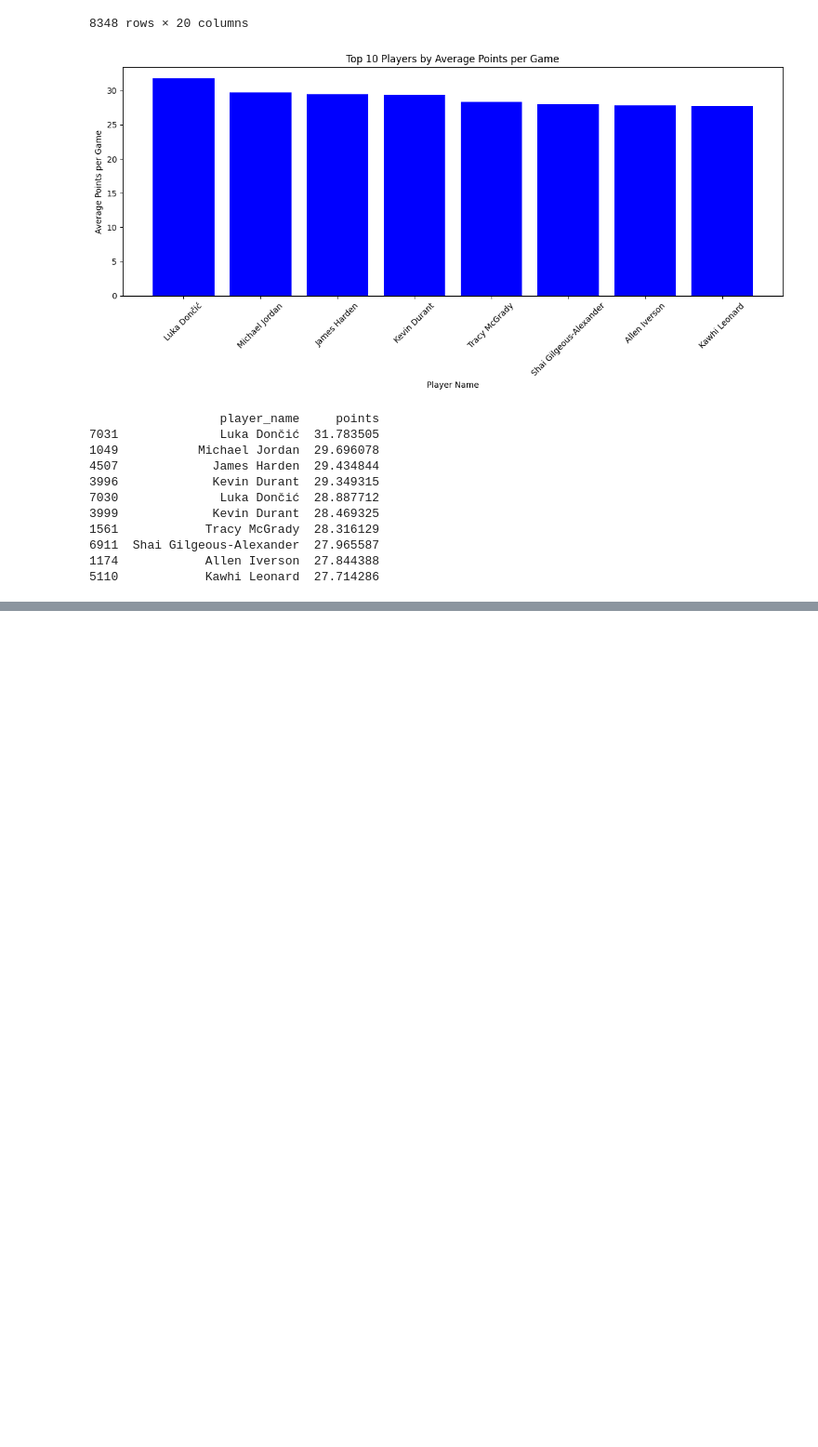
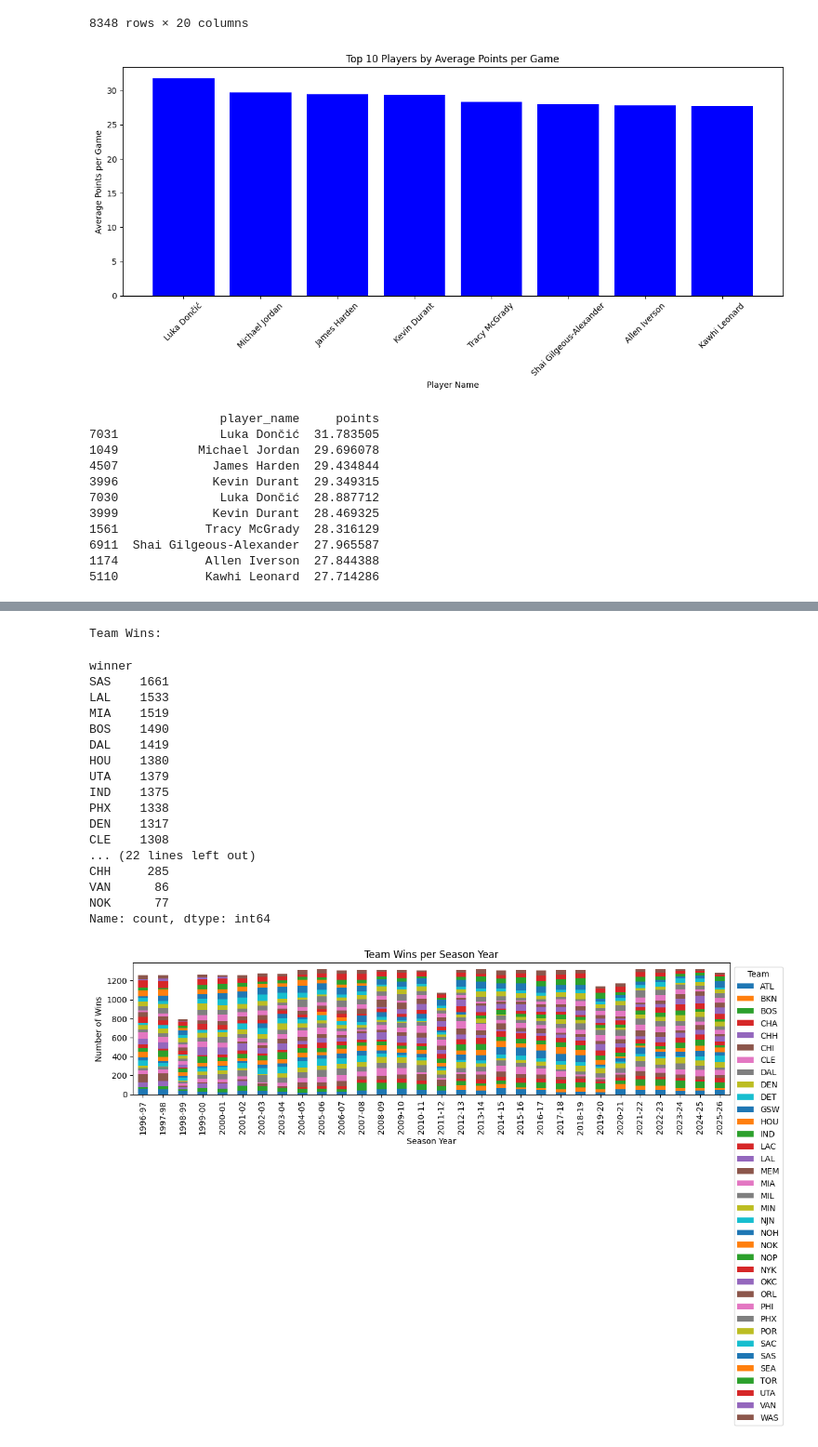
Before and after one commit to Caro-13/data_viz_NBA_Hyp_A, a Jupyter notebook: main.ipynb, the cells around one changed output, grey strips where cells are left out. Shown at 93% size. Cells and saved outputs as stored; diff of their text form; code cells hidden in the pictures; blank space fills up the shorter version.

Commit message:
[Add] a bit of team analysis

```diff
--- a/main.ipynb
+++ b/main.ipynb
@@ -97,3 +128,71 @@ Aggregated Player Stats:
+# %%
+teams_dict = {
+    "ATL": "Atlanta Hawks",
+    "BOS": "Boston Celtics",
+    "BKN": "Brooklyn Nets",
+    "CHA": "Charlotte Hornets",
+    "CHI": "Chicago Bulls",
+    "CLE": "Cleveland Cavaliers",
+    "DAL": "Dallas Mavericks",
+    "DEN": "Denver Nuggets",
+    "DET": "Detroit Pistons",
+    "GSW": "Golden State Warriors",
+    "HOU": "Houston Rockets",
+    "IND": "Indiana Pacers",
+    "LAC": "Los Angeles Clippers",
+    "LAL": "Los Angeles Lakers",
+    "MEM": "Memphis Grizzlies",
+    "MIA": "Miami Heat",
+    "MIL": "Milwaukee Bucks",
+    "MIN": "Minnesota Timberwolves",
+    "NOP": "New Orleans Pelicans",
+    "NYK": "New York Knicks",
+    "OKC": "Oklahoma City Thunder",
+    "ORL": "Orlando Magic",
+    "PHI": "Philadelphia 76ers",
+    "PHX": "Phoenix Suns",
+    "POR": "Portland Trail Blazers",
+    "SAC": "Sacramento Kings",
+    "SAS": "San Antonio Spurs",
+    "TOR": "Toronto Raptors",
+    "UTA": "Utah Jazz",
+    "WAS": "Washington Wizards"
+}
+
+# get all the wins for each team from games_index
+team_wins = games_index["winner"].value_counts()
+print("Team Wins:")
+display(team_wins)
+
+# bar plot of team wins per season year
+team_wins_per_year = games_index.groupby(["season_year", "winner"]).size().unstack(fill_value=0)
+team_wins_per_year.plot(kind="bar", stacked=True, figsize=(12, 6))
+plt.xlabel("Season Year")
+plt.ylabel("Number of Wins")
+plt.title("Team Wins per Season Year")
+plt.legend(title="Team", bbox_to_anchor=(1, 1), loc='upper left')
+plt.tight_layout()
+plt.show()
+# %% [output]
+Team Wins:
+winner
+SAS    1661
+LAL    1533
+MIA    1519
+BOS    1490
+DAL    1419
+HOU    1380
+UTA    1379
+IND    1375
+PHX    1338
+DEN    1317
+CLE    1308
+... (22 lines left out)
+CHH     285
+VAN      86
+NOK      77
+Name: count, dtype: int64
+[figure, added]
 # %%
 # Teams for Luka Doncic
 luka_teams = agg_summary[agg_summary["player_name"] == "Luka Dončić"]["team_abbreviation"].unique()
```
Also changed, not shown: parts of 3 cells of this notebook.
